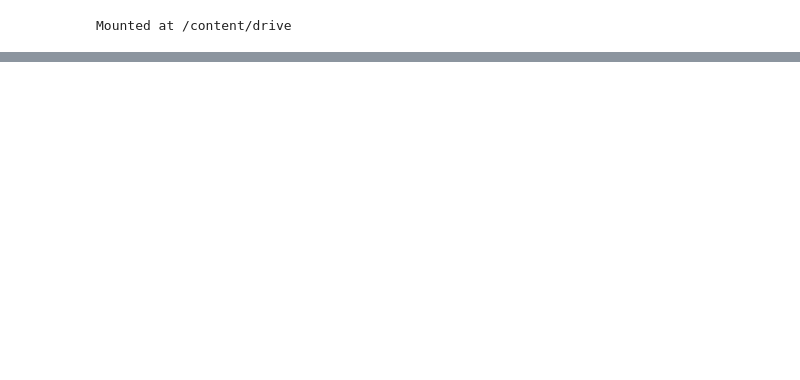
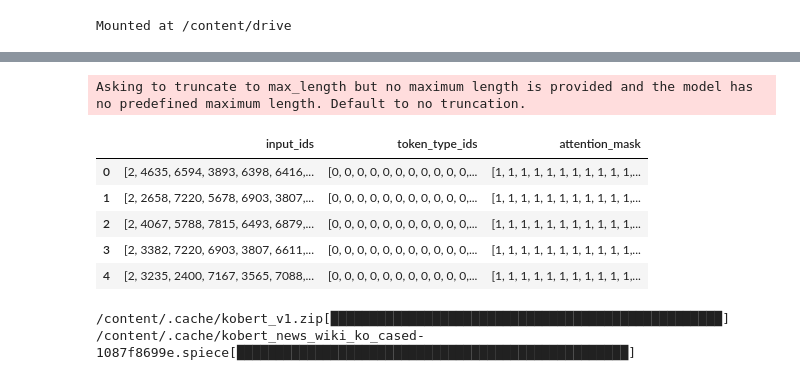
Before and after one commit to teamgaon/SANUP, a Jupyter notebook: 220315_sm_SANUP.ipynb, the cells around one changed output, grey strips where cells are left out. Saved outputs shown, nothing was run; the diff lists cells and outputs as text; code cells hidden in the pictures; blank space fills up the shorter version.

```diff
--- a/220315_sm_SANUP.ipynb
+++ b/220315_sm_SANUP.ipynb
@@ -44,0 +144,30 @@ test
+# %%
+def text_to_token(df:pd.DataFrame):
+  input_ids = list()
+  token_type_ids = list()
+  attention_mask = list()
+
+  for i in range(len(df)):
+    temp = tokenizer.encode_plus(df['text'].loc[i], add_special_tokens=True,
+            pad_to_max_length=True,
+            return_attention_mask = True,
+            return_token_type_ids=True,
+            truncation=True)
+    input_ids.append(temp['input_ids'])
+    token_type_ids.append(temp['token_type_ids'])
+    attention_mask.append(temp['attention_mask'])
+
+  return input_ids, token_type_ids, attention_mask
+
+df['input_ids'], df['token_type_ids'], df['attention_mask'] = text_to_token(df)
+# %% [output]
+Asking to truncate to max_length but no maximum length is provided and the model has no predefined maximum length. Default to no truncation.
+# %%
+df[['input_ids', 'token_type_ids', 'attention_mask']].head()
+# %% [output]
+|  | input_ids | token_type_ids | attention_mask |
+| 0 | [2, 4635, 6594, 3893, 6398, 6416,... | [0, 0, 0, 0, 0, 0, 0, 0, 0, 0, 0,... | [1, 1, 1, 1, 1, 1, 1, 1, 1, 1, 1,... |
+| 1 | [2, 2658, 7220, 5678, 6903, 3807,... | [0, 0, 0, 0, 0, 0, 0, 0, 0, 0, 0,... | [1, 1, 1, 1, 1, 1, 1, 1, 1, 1, 1,... |
+| 2 | [2, 4067, 5788, 7815, 6493, 6879,... | [0, 0, 0, 0, 0, 0, 0, 0, 0, 0, 0,... | [1, 1, 1, 1, 1, 1, 1, 1, 1, 1, 1,... |
+| 3 | [2, 3382, 7220, 6903, 3807, 6611,... | [0, 0, 0, 0, 0, 0, 0, 0, 0, 0, 0,... | [1, 1, 1, 1, 1, 1, 1, 1, 1, 1, 1,... |
+| 4 | [2, 3235, 2400, 7167, 3565, 7088,... | [0, 0, 0, 0, 0, 0, 0, 0, 0, 0, 0,... | [1, 1, 1, 1, 1, 1, 1, 1, 1, 1, 1,... |
@@ -44,0 +177,5 @@ test
+# %%
+bertmodel, vocab = get_pytorch_kobert_model(cachedir=".cache")
+# %% [output]
+/content/.cache/kobert_v1.zip[██████████████████████████████████████████████████]
+/content/.cache/kobert_news_wiki_ko_cased-1087f8699e.spiece[██████████████████████████████████████████████████]
```
Also changed, not shown: parts of 87 cells of this notebook.
